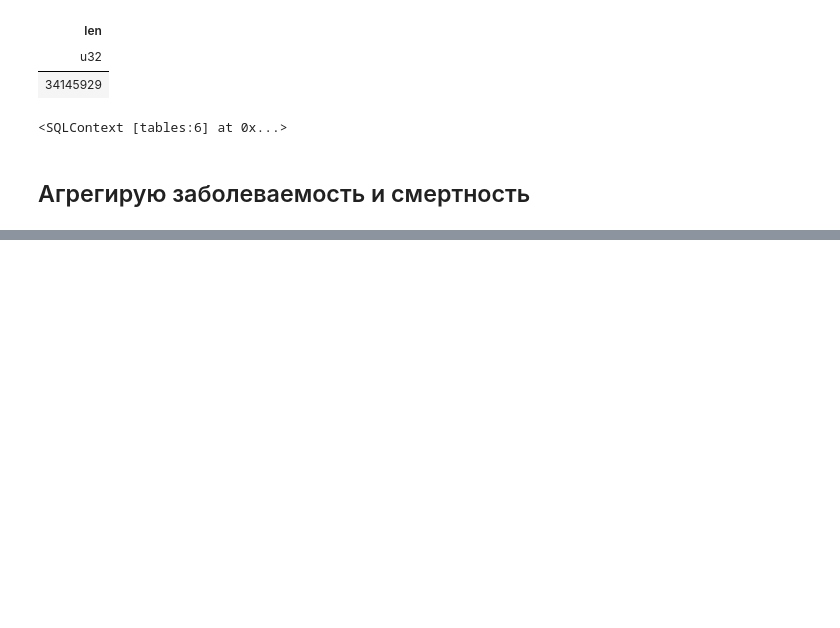
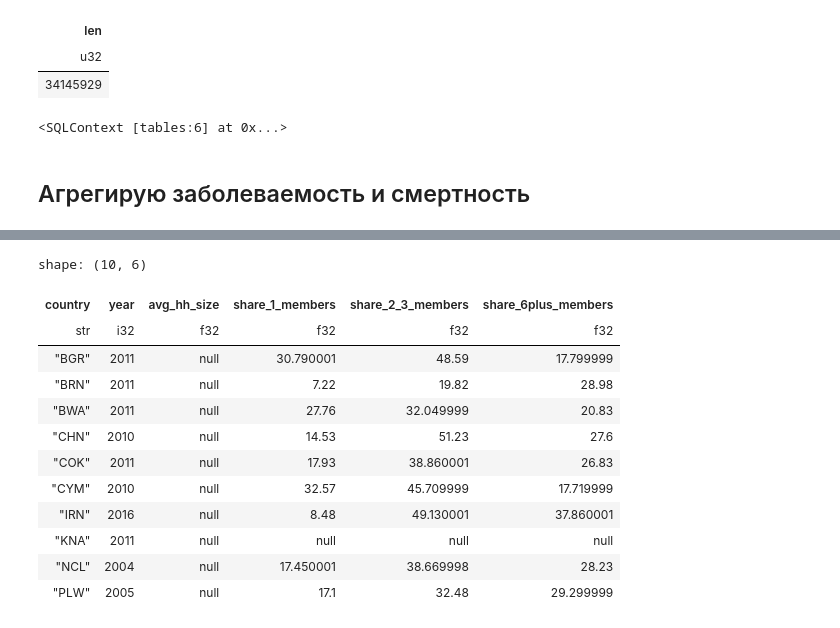
Before and after one commit to xan-d-or/thesis, a Jupyter notebook: data/scripts/data_aggregation.ipynb, the cells around one changed output, grey strips where cells are left out. Saved outputs shown, nothing was run; the diff lists cells and outputs as text; code cells hidden in the pictures; blank space fills up the shorter version.

```diff
--- a/data/scripts/data_aggregation.ipynb
+++ b/data/scripts/data_aggregation.ipynb
@@ -33,6 +33,7 @@ trade19 = pl.read_csv('./raw_data/BACI_HS17_V202501/BACI_HS17_Y2019_V202501.csv'
 trade20 = pl.read_csv('./raw_data/BACI_HS17_V202501/BACI_HS17_Y2020_V202501.csv')
 trade21 = pl.read_csv('./raw_data/BACI_HS17_V202501/BACI_HS17_Y2021_V202501.csv')
 trade22 = pl.read_csv('./raw_data/BACI_HS17_V202501/BACI_HS17_Y2022_V202501.csv')
+country_codes = pl.read_csv('./raw_data/BACI_HS17_V202501/country_codes_V202501.csv')
 sql = pl.SQLContext(register_globals=True)
 # %%
 #Структура данных. t, i , j , k --- ключ.
@@ -168,0 +383,4 @@ shape: (2, 12)
+# %%
+household_size_tmp = pl.read_excel('raw_data/United Nations/undesa_pd_2022_hh-size-composition.xlsx')
+sql.register('household_size_tmp', household_size_tmp)
+sql.execute('''select * from household_size_tmp limit 2;''').collect()
@@ -168,0 +395,30 @@ shape: (2, 12)
+# %%
+sql.execute('''create table household_size as
+            select distinct on(country)
+                cc.country_iso3 as country
+                , case when `Reference date (dd/mm/yyyy)` like '__/__/____' then right(`Reference date (dd/mm/yyyy)`, 4)
+                    else left(`Reference date (dd/mm/yyyy)`, 4) end ::int as year
+                , `Average household size (number of members)`::float4 avg_hh_size
+                , `1 member`::float4 as share_1_members
+                , `2-3 members`::float4 as share_2_3_members
+                , `4-5 members`::float4 as share_6plus_members
+            from household_size_tmp hh
+            inner join country_codes cc
+                on hh.`ISO Code` = cc.country_code
+            order by 1, 2 desc
+;''')
+sql.execute('''select * from household_size order by 3 desc limit 10;''').collect()
+# %% [output]
+shape: (10, 6)
+| country | year | avg_hh_size | share_1_members | share_2_3_members | share_6plus_members |
+| str | i32 | f32 | f32 | f32 | f32 |
+| "BGR" | 2011 | null | 30.790001 | 48.59 | 17.799999 |
+| "BRN" | 2011 | null | 7.22 | 19.82 | 28.98 |
+| "BWA" | 2011 | null | 27.76 | 32.049999 | 20.83 |
+| "CHN" | 2010 | null | 14.53 | 51.23 | 27.6 |
+| "COK" | 2011 | null | 17.93 | 38.860001 | 26.83 |
+| "CYM" | 2010 | null | 32.57 | 45.709999 | 17.719999 |
+| "IRN" | 2016 | null | 8.48 | 49.130001 | 37.860001 |
+| "KNA" | 2011 | null | null | null | null |
+| "NCL" | 2004 | null | 17.450001 | 38.669998 | 28.23 |
+| "PLW" | 2005 | null | 17.1 | 32.48 | 29.299999 |
```
Also changed, not shown: parts of 23 cells of this notebook, 1 other file.
